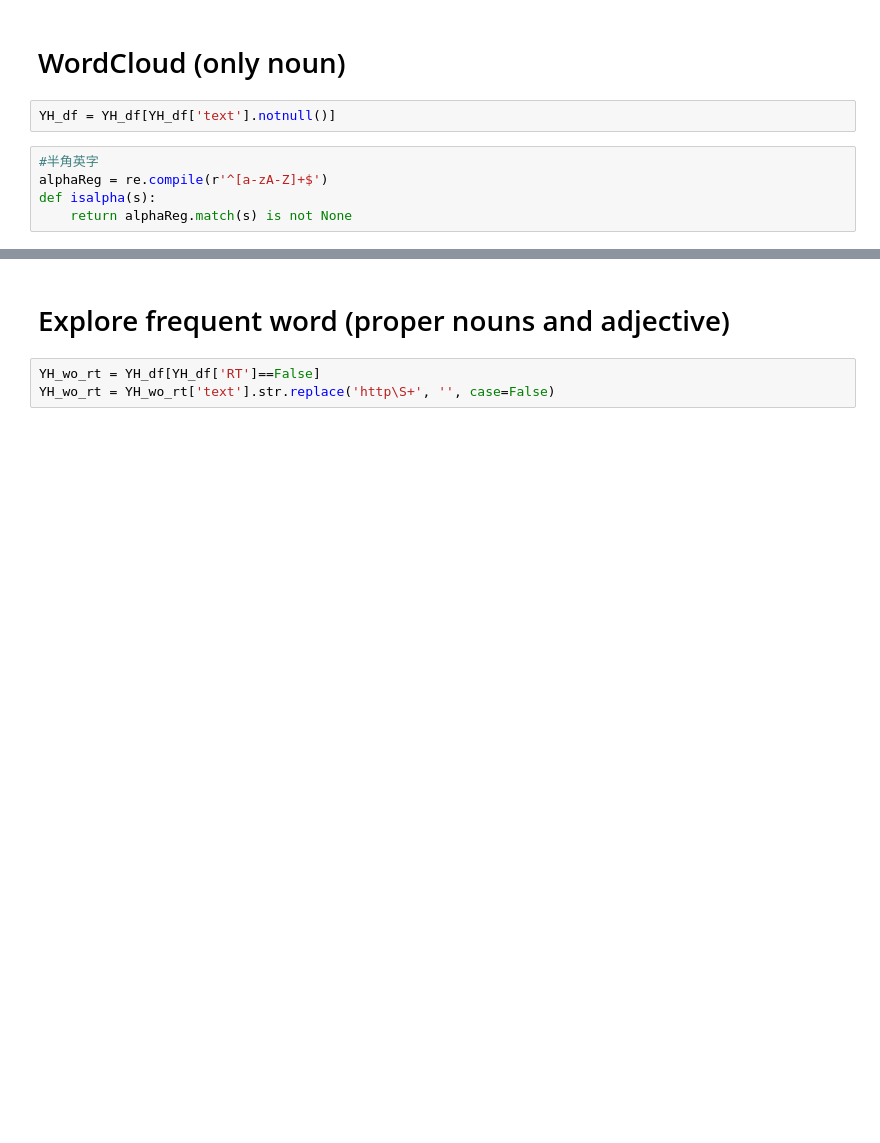
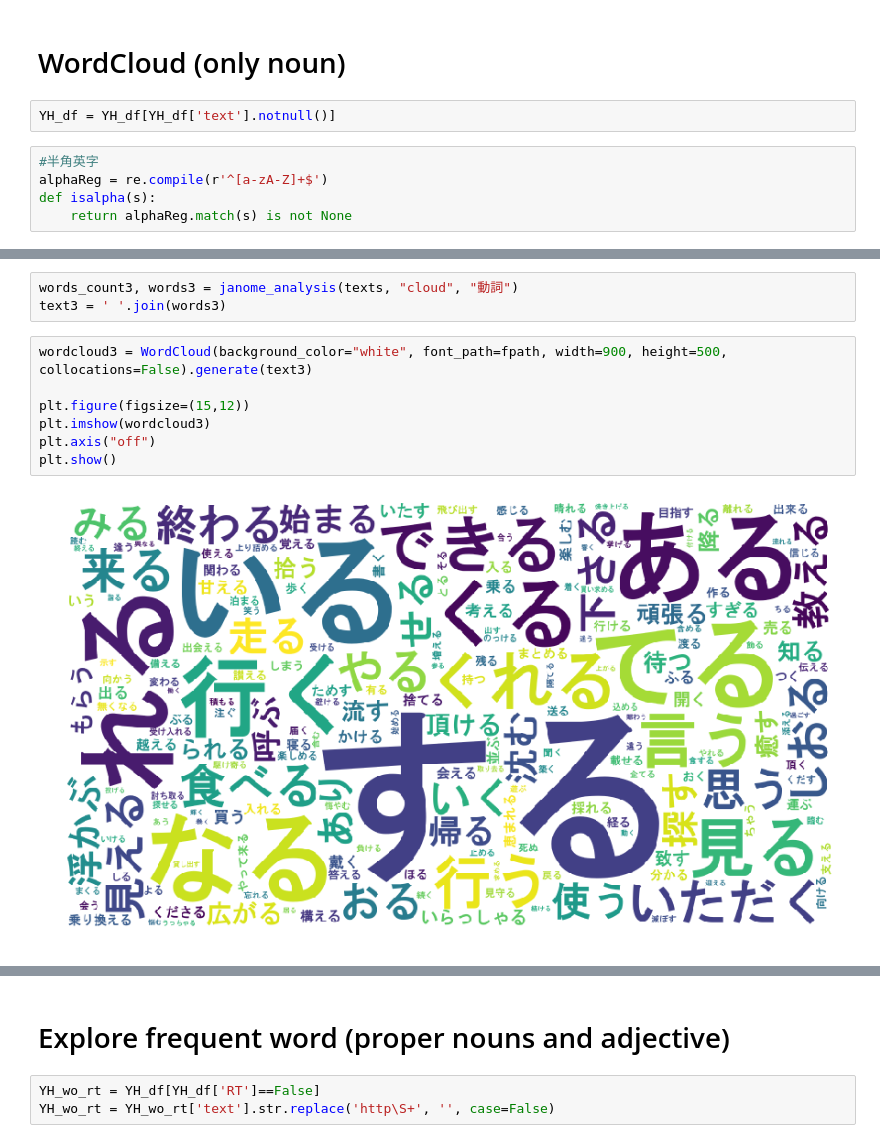
Before and after one commit to oz1717/Business_Project, a Jupyter notebook: summary.ipynb, the cells around one changed output, grey strips where cells are left out. Saved outputs shown, nothing was run; the diff lists cells and outputs as text; blank space fills up the shorter version.

```diff
--- a/summary.ipynb
+++ b/summary.ipynb
@@ -113,0 +128,12 @@ plt.show()
+# %%
+words_count3, words3 = janome_analysis(texts, "cloud", "動詞")
+text3 = ' '.join(words3)
+# %%
+wordcloud3 = WordCloud(background_color="white", font_path=fpath, width=900, height=500, collocations=False).generate(text3)
+
+plt.figure(figsize=(15,12))
+plt.imshow(wordcloud3)
+plt.axis("off")
+plt.show()
+# %% [output]
+[figure, added]
```
Also changed, not shown: parts of 13 cells of this notebook, 3 other files.
